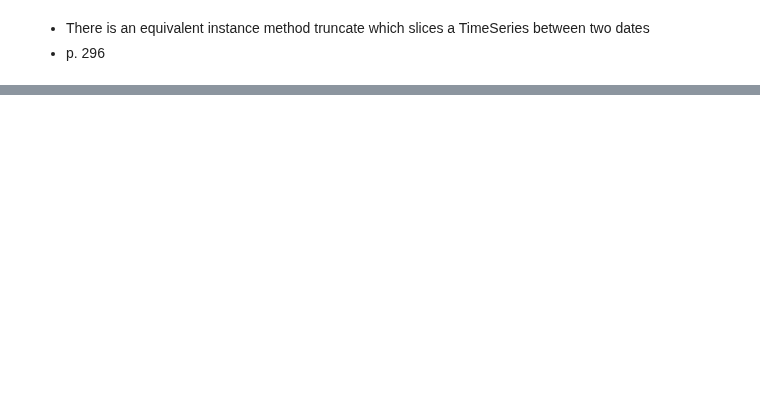
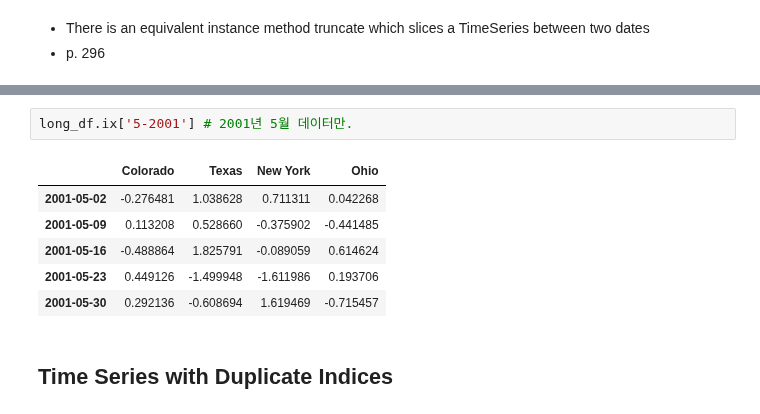
Before and after one commit to byungjun0689/DataScience, a Jupyter notebook: 3. Python/#01. Python for Data Anlaysis/ch10. TimeSeries.ipynb, the cells around one changed output, grey strips where cells are left out. Saved outputs shown, nothing was run; the diff lists cells and outputs as text; blank space fills up the shorter version.

Commit message:
Time Series with python(~ing)

```diff
--- a/3. Python/#01. Python for Data Anlaysis/ch10. TimeSeries.ipynb
+++ b/3. Python/#01. Python for Data Anlaysis/ch10. TimeSeries.ipynb
@@ -317,0 +353,11 @@ dtype: float64
+# %%
+long_df.ix['5-2001'] # 2001년 5월 데이터만.
+# %% [output]
+|  | Colorado | Texas | New York | Ohio |
+| 2001-05-02 | -0.276481 | 1.038628 | 0.711311 | 0.042268 |
+| 2001-05-09 | 0.113208 | 0.528660 | -0.375902 | -0.441485 |
+| 2001-05-16 | -0.488864 | 1.825791 | -0.089059 | 0.614624 |
+| 2001-05-23 | 0.449126 | -1.499948 | -1.611986 | 0.193706 |
+| 2001-05-30 | 0.292136 | -0.608694 | 1.619469 | -0.715457 |
+# %% [markdown]
+## Time Series with Duplicate Indices
```
Also changed, not shown: parts of 50 cells of this notebook, 1 other file.
